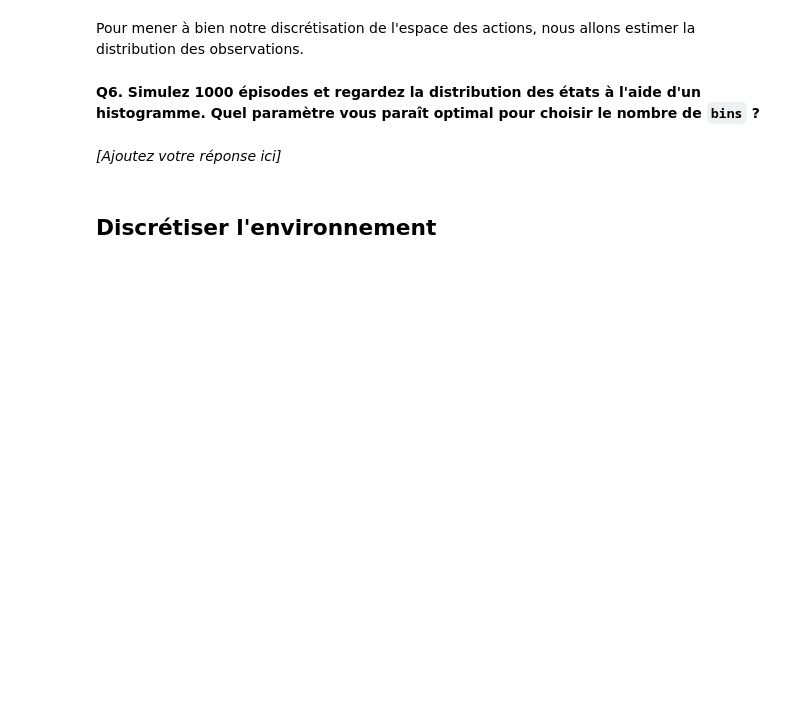
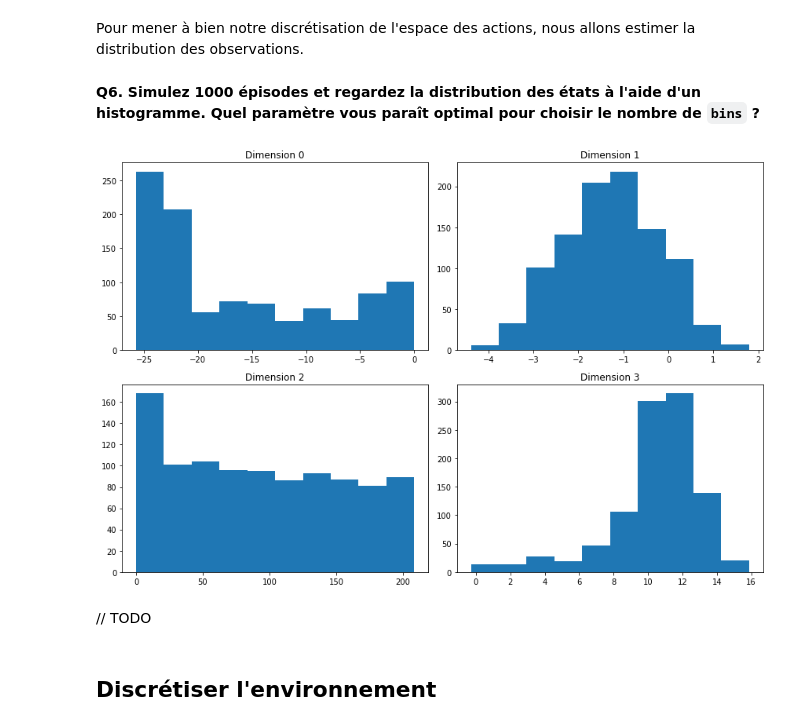
Before and after one commit to SCIA-Premium/RELE, a Jupyter notebook: tp4/TP4.ipynb, the cells around one changed output. Drawn from its saved outputs; the diff is of its cells as text; code cells hidden in the pictures; blank space fills up the shorter version.

```diff
--- a/tp4/TP4.ipynb
+++ b/tp4/TP4.ipynb
@@ -200,8 +200,28 @@ Puisque le but est de maintenir le poteau droit le plus longtemps possible, une
 Pour mener à bien notre discrétisation de l'espace des actions, nous allons estimer la distribution des observations.
 # %% [markdown]
 **Q6. Simulez 1000 épisodes et regardez la distribution des états à l'aide d'un histogramme. Quel paramètre vous paraît optimal pour choisir le nombre de `bins` ?**
+# %%
+# Simulate 1000 steps and check the state distribution with a histogram
+env = gym.make("CartPole-v1", render_mode="rgb_array")
+env.reset()
+
+states = []
+for _ in range(1000):
+    states.append(env.step(env.action_space.sample())[0])
+
+env.close()
+
+# Plot the 4 dimensions of the state
+plt.figure(figsize=(12, 8))
+for i in range(4):
+    plt.subplot(2, 2, i + 1)
+    plt.hist([s[i] for s in states])
+    plt.title("Dimension {}".format(i))
+plt.tight_layout()
+# %% [output]
+[figure, added]
 # %% [markdown]
-*[Ajoutez votre réponse ici]*
+// TODO
 # %% [markdown]
 ## Discrétiser l'environnement
 # %%
```
Also changed, not shown: parts of 4 cells of this notebook.
